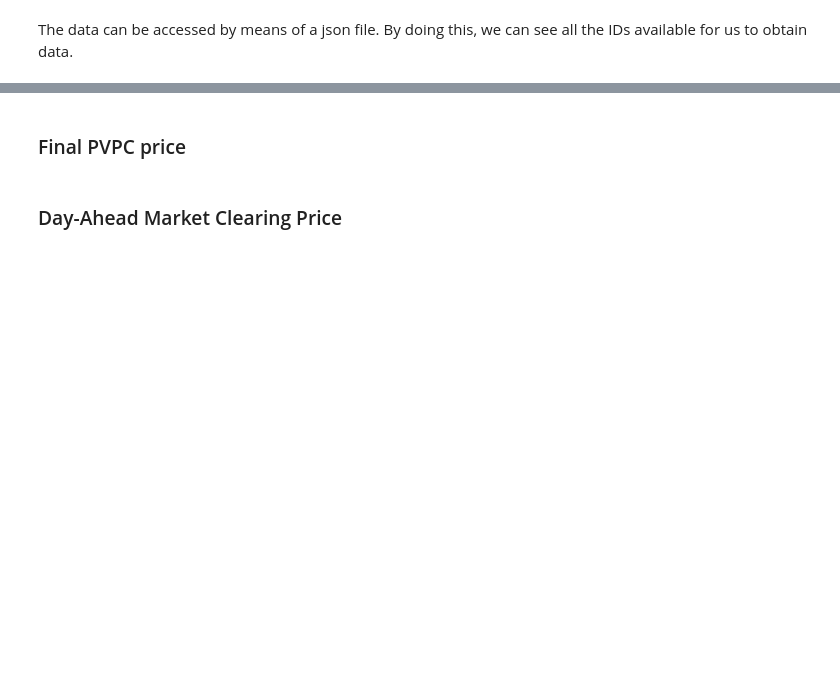
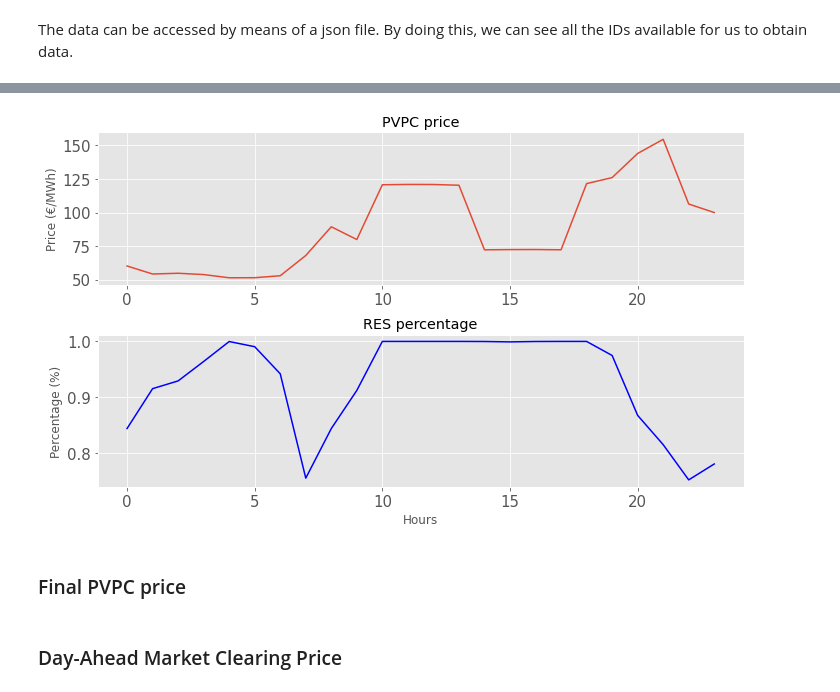
Before and after one commit to marcjene/Digital_Energy, a Jupyter notebook: Codigos/APIs/REE_API_Data_Collection.ipynb, the cells around one changed output, grey strips where cells are left out. Cells and saved outputs as stored; diff of their text form; code cells hidden in the pictures; blank space fills up the shorter version.

```diff
--- a/Codigos/APIs/REE_API_Data_Collection.ipynb
+++ b/Codigos/APIs/REE_API_Data_Collection.ipynb
@@ -27,2 +22,11 @@ params = {}
+# %%
+endpoint = 'https://apidatos.ree.es'
+get_archives = '/es/datos/mercados/precios-mercados-tiempo-real'
+headers = {"Accept": "application/json",
+           "Content-Type": "application/json",
+        "Host": "apidatos.ree.es"}
+params = {"start_date": "2024-05-14T00:00",
+         "end_date": "2024-05-14T23:00",
+         "time_trunc": "hour"}
 # %% [markdown]
 Then, we can write the request according to the requests library and get callable object.
@@ -31,3 +33,6 @@ request = requests.get()
+# %%
+url_completo = endpoint + get_archives
+request = requests.get(url=url_completo, headers=headers, params=params)
 # %% [markdown]
 After that, we can check if the request is correct or not according to the response we get from the API.
 # %%
@@ -60,0 +102,4 @@ json
+# %%
+PVPC = json["included"][0]
+values = PVPC["attributes"]["values"]
+values[:1]
@@ -60,0 +110,8 @@ json
+# %%
+prices = []
+percentage = []
+hours = []
+for date in values:
+    prices.append(date["value"])
+    percentage.append(date["percentage"])
+    hours.append(date["datetime"])
@@ -61,3 +128,22 @@ json
+# %%
+import matplotlib.pyplot as plt
+plt.style.use("ggplot")
+matplotlib.rc("xtick", labelsize=15)
+matplotlib.rc("ytick", labelsize=15)
+
+
+fig, ax = plt.subplots(2, 1, figsize=(10,6))
+ax[0].plot(prices)
+ax[0].set_title("PVPC price")
+ax[0].set_ylabel("Price (€/MWh)")
+
+ax[1].plot(percentage,"blue")
+ax[1].set_title("RES percentage")
+ax[1].set_xlabel("Hours")
+ax[1].set_ylabel("Percentage (%)")
+plt.tight_layout()
+# %% [output]
+[figure, added]
 # %% [markdown]
 ### Final PVPC price
 # %% [markdown]
```
Also changed, not shown: parts of 10 cells of this notebook, 10 other files.
